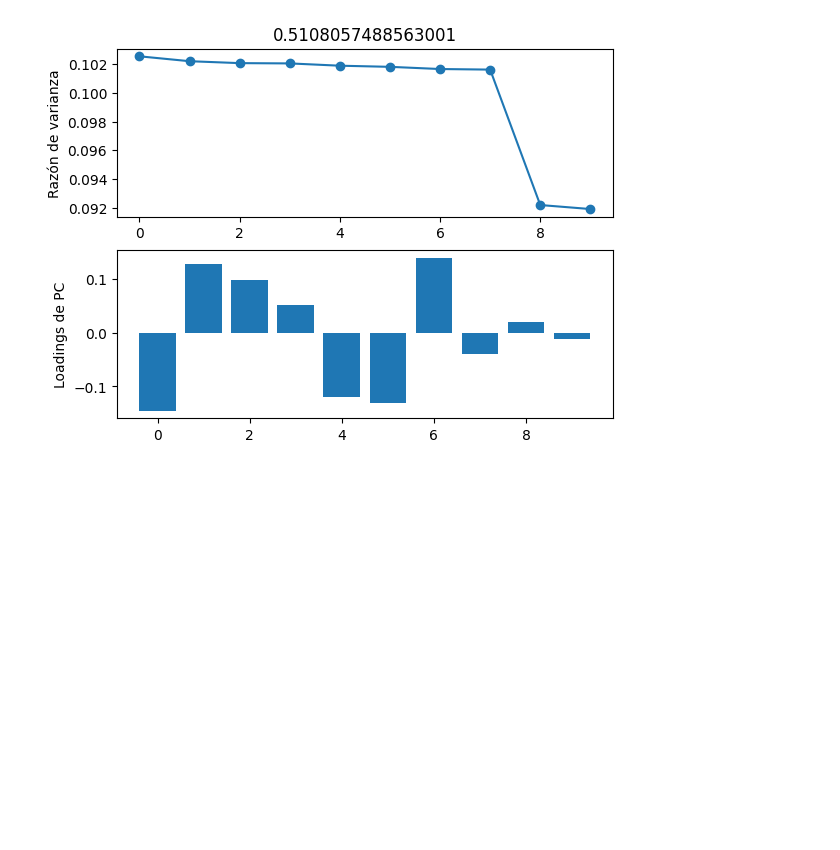
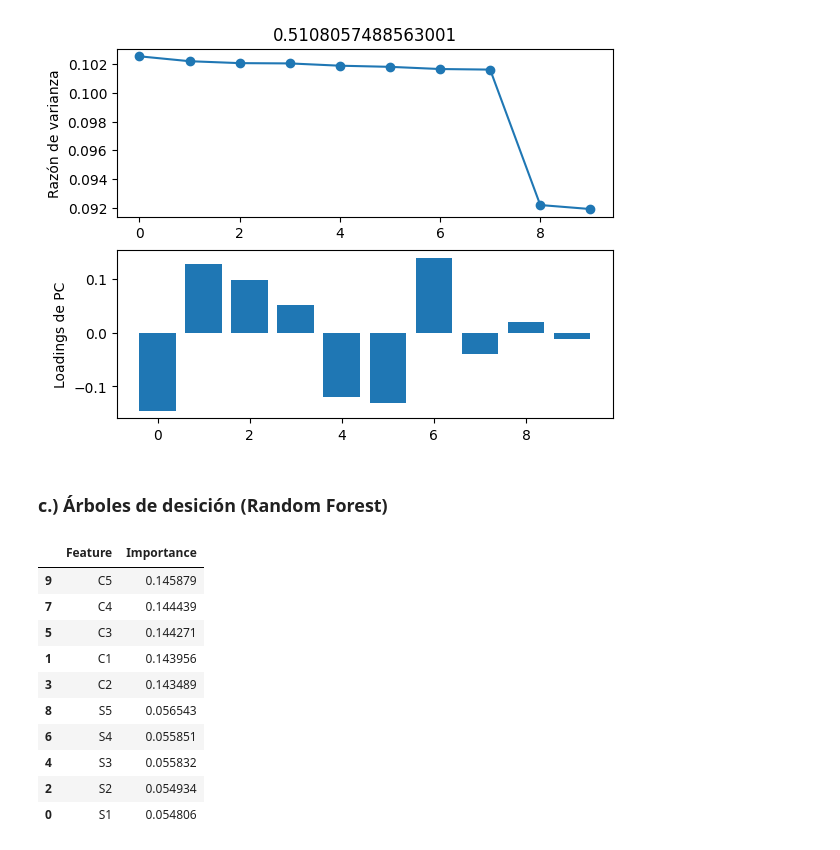
Before and after one commit to tsbedoya/ELE-Machine-Learning, a Jupyter notebook: repo/PokerHand.ipynb, the cells around one changed output. Drawn from its saved outputs; the diff is of its cells as text; code cells hidden in the pictures; blank space fills up the shorter version.

```diff
--- a/repo/PokerHand.ipynb
+++ b/repo/PokerHand.ipynb
@@ -130,3 +144,42 @@ plt.ylabel('Loadings de PC')
 plt.show()
 # %% [output]
 [figure]
+# %% [markdown]
+### c.) Árboles de desición (Random Forest)
+# %%
+from sklearn.ensemble import RandomForestClassifier
+from sklearn.model_selection import train_test_split
+
+# Separando los datos en características y objetivo
+X = df.drop('CLASS', axis=1)
+y = df['CLASS']
+
+# Dividiendo los datos en conjuntos de entrenamiento y prueba
+X_train, X_test, y_train, y_test = train_test_split(X, y, test_size=0.2, random_state=42)
+
+# Entrenando el modelo Random Forest
+rf_model = RandomForestClassifier(n_estimators=100, random_state=42)
+rf_model.fit(X_train, y_train)
+
+# Obteniendo la importancia de las características
+feature_importances = rf_model.feature_importances_
+
+# Creando un DataFrame para visualizar mejor la importancia de cada característica
+feature_importances_df = pd.DataFrame({
+    'Feature': X.columns,
+    'Importance': feature_importances
+}).sort_values(by='Importance', ascending=False)
+
+feature_importances_df
+# %% [output]
+|  | Feature | Importance |
+| 9 | C5 | 0.145879 |
+| 7 | C4 | 0.144439 |
+| 5 | C3 | 0.144271 |
+| 1 | C1 | 0.143956 |
+| 3 | C2 | 0.143489 |
+| 8 | S5 | 0.056543 |
+| 6 | S4 | 0.055851 |
+| 4 | S3 | 0.055832 |
+| 2 | S2 | 0.054934 |
+| 0 | S1 | 0.054806 |
```
Also changed, not shown: parts of 4 cells of this notebook.
